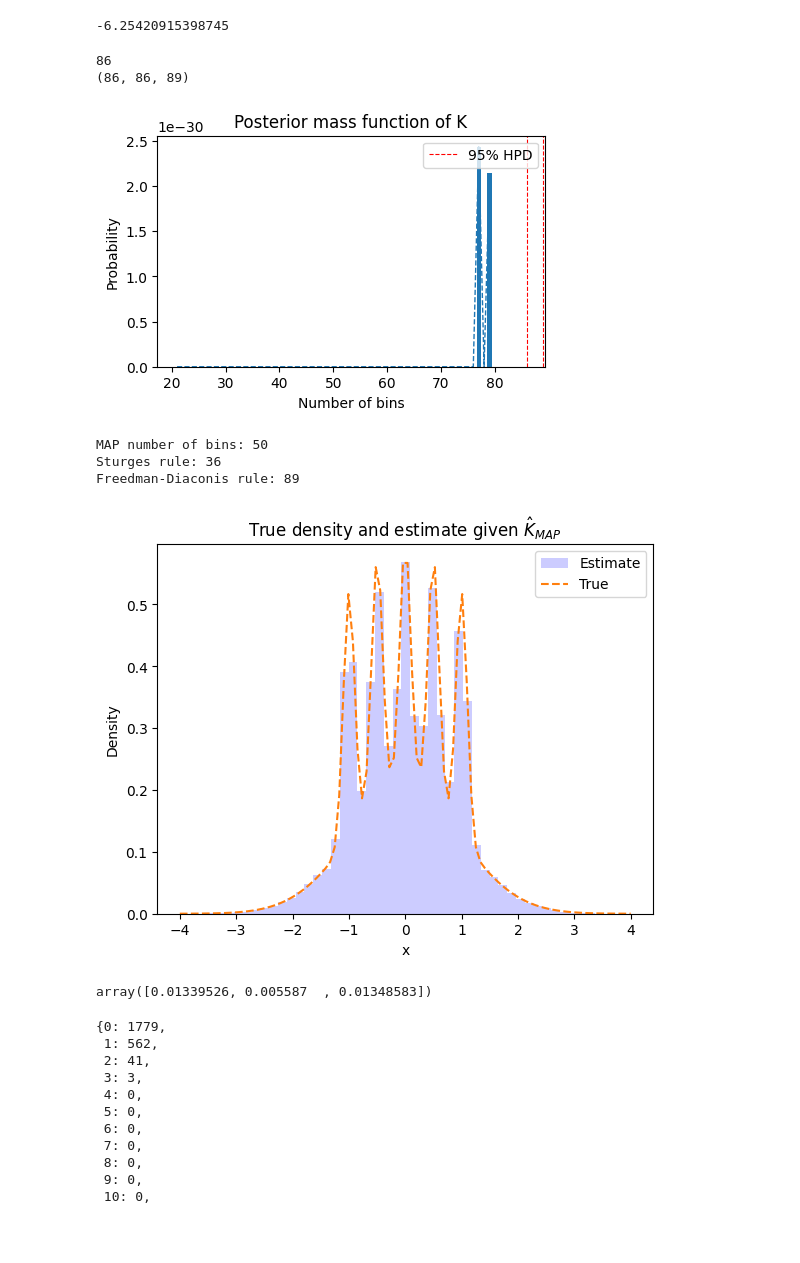
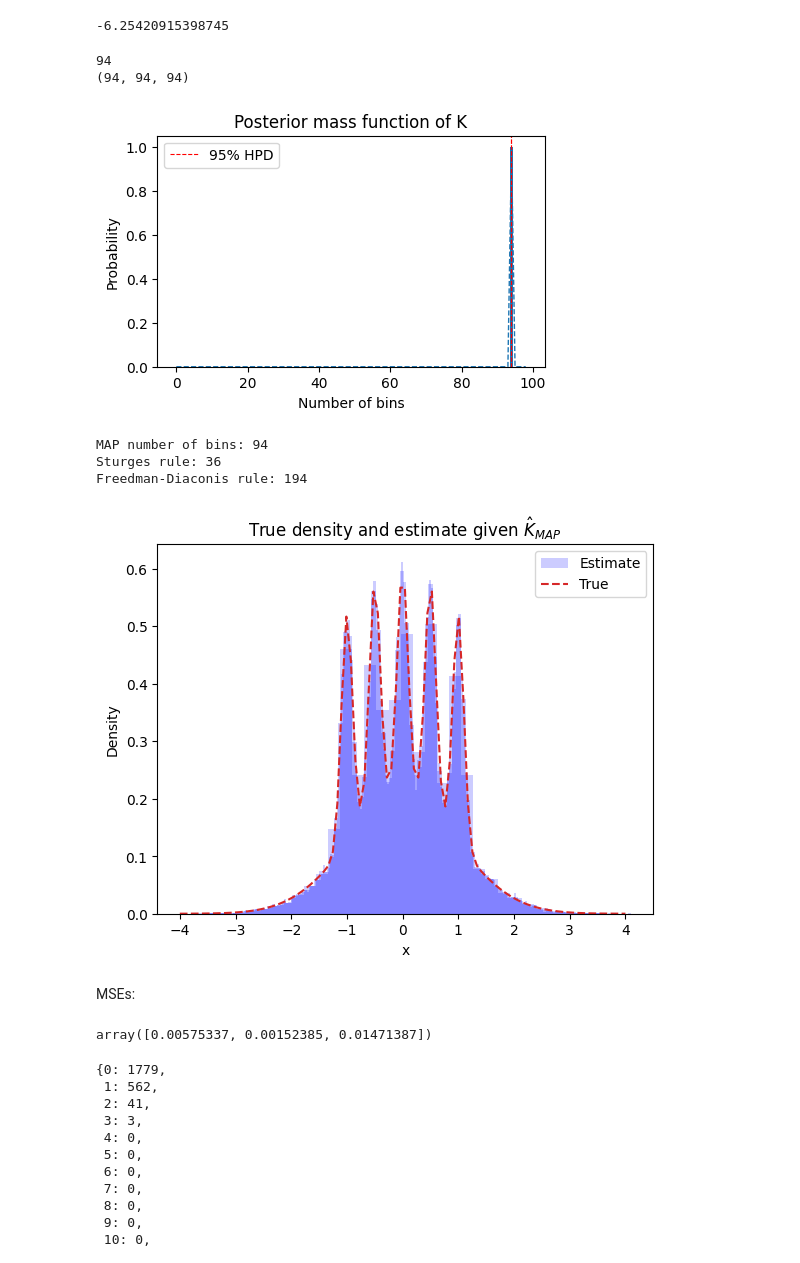
Before and after one commit to AVoss84/bhad, a Jupyter notebook: src/notebooks/Deep_Dive_Analysis.ipynb, the cells around one changed output. Saved outputs shown, nothing was run; the diff lists cells and outputs as text; code cells hidden in the pictures; blank space fills up the shorter version.

```diff
--- a/src/notebooks/Deep_Dive_Analysis.ipynb
+++ b/src/notebooks/Deep_Dive_Analysis.ipynb
@@ -10,10 +10,10 @@ from importlib import reload
 # %% [markdown]
 Note: Anomaly class corresponds to the minority mixture component
 # %%
-seed = 42
+seed = None
 outlier_prob_true = .01         # probab. for outlier ; should be consistent with contamination rate in your model
 k = 30                          # feature dimension
-N = 2*10**4                     # sample size
+N = 2*10**5                     # sample size
 
 # Specify first and second moments for each component
 bvt = utils.mvt2mixture(thetas = {'mean1' : np.full(k,-1), 'mean2' : np.full(k,.5),
@@ -129,17 +129,19 @@ sig_level = 0.05
 upper = np.sum(np.cumsum(post) <= (1-(sig_level/2)))
 lower = np.sum(np.cumsum(post) <= sig_level/2)
 median = np.sum(np.cumsum(post) <= 0.5)
-map = np.argmax(post)
-print(map)
+opt_M = np.argmax(post)
+print(opt_M)
 print((lower, median, upper))
 # %% [output]
-86
-(86, 86, 89)
+94
+(94, 94, 94)
 # %%
 fig = plt.figure(figsize=(5,3))
 ax = plt.axes()
 
-s = xx[(xx > 20) & (xx < 80)]
+s = xx - 1
+#s = xx[(xx > 20) & (xx < 80)]
+
 #ax.plot(xx, post)
 ax.plot(s, post[s], '--', linewidth=1)
 #ax.bar(s, post)
@@ -149,13 +151,13 @@ ax.axvline(x = lower, color = 'red',linestyle = '--', linewidth=0.8, label = f'{
 ax.axvline(x = upper, color = 'red',linestyle = '--', linewidth=0.8)
 ax.set_xlabel('Number of bins')
 ax.set_ylabel('Probability')
-ax.legend(loc="upper right")
+ax.legend(loc="upper left")
 ax.set_title('Posterior mass function of K')
 #fig.savefig('post_k.png')   # save the figure to file
 plt.show();
 #plt.close(fig)    # close the figure window
 # %% [output]
-[figure, old version]
+[figure, new version]
 # %%
 from scipy.stats import iqr
 
@@ -170,28 +172,30 @@ FD = (max(y) - min(y))/bw
 opt_fd = int(FD)
 print(f'Freedman-Diaconis rule: {opt_fd}')
 # %% [output]
-MAP number of bins: 50
+MAP number of bins: 94
 Sturges rule: 36
-Freedman-Diaconis rule: 89
+Freedman-Diaconis rule: 194
 # %%
 y_true = utils.bart_simpson_density(grid)
 
 fig = plt.figure()
+
 # create the histogram
 counts1, bins1, patches1 = plt.hist(y, bins=opt_M + 1, density=True, facecolor='b', alpha=0.2, label='Estimate'); main = 'Bayes'
-#counts2, bins2, patches2 = plt.hist(y, bins=opt_fd + 1, density=True, facecolor='b', alpha=0.2); main = 'Freedman-Diaconis'
-#counts3, bins3, patches3 = plt.hist(y, bins=opt_sturges + 1, density=True, facecolor='b', alpha=0.2); main = 'Sturges'
+counts2, bins2, patches2 = plt.hist(y, bins=opt_fd + 1, density=True, facecolor='b', alpha=0.2); main = 'Freedman-Diaconis'
+counts3, bins3, patches3 = plt.hist(y, bins=opt_sturges + 1, density=True, facecolor='b', alpha=0.2); main = 'Sturges'
+
 plt.plot(grid, y_true, linestyle='dashed', label='True')
 plt.xlabel('x')
 plt.ylabel('Density')
 plt.legend()
 plt.title(r'True density and estimate given $\hat{K}_{MAP}$ ')    #  with Bayes estimate number of bins
 #fig.savefig(f'est_Bart_{main}.png')   # save the figure to file
 
 plt.show();
 #plt.close(fig)    # close the figure window
 # %% [output]
-[figure, old version]
+[figure, new version]
 # %%
 
 #bucket_index = np.max(np.where(bins <= -3.31807179))
@@ -216,19 +220,21 @@ for x in grid:
         ord3.append(counts3[bucket_index3-1])
     else:
         ord3.append(counts3[0])
+# %% [markdown]
+MSEs:
 # %%
 import pandas as pd
 
 df = pd.DataFrame()
 df['x'] = grid
 #df['ytrue'] = y_true
-df['mse1'] = (y_true-ord1)**2   # Bayes
+df['mse1'] = (y_true-ord1)**2    # Bayes
 df['mse2'] = (y_true-ord2)**2    # Freedman
 df['mse3'] = (y_true-ord3)**2    # Sturges
 
 np.mean(df.values, axis=0)[1:]
 # %% [output]
-array([0.01339526, 0.005587  , 0.01348583])
+array([0.00575337, 0.00152385, 0.01471387])
 # %%
 counts, bin_edges = np.histogram(y, bins = range(20+1))
 dict(zip(bin_edges, counts))
```
Also changed, not shown: parts of 3 cells of this notebook.
